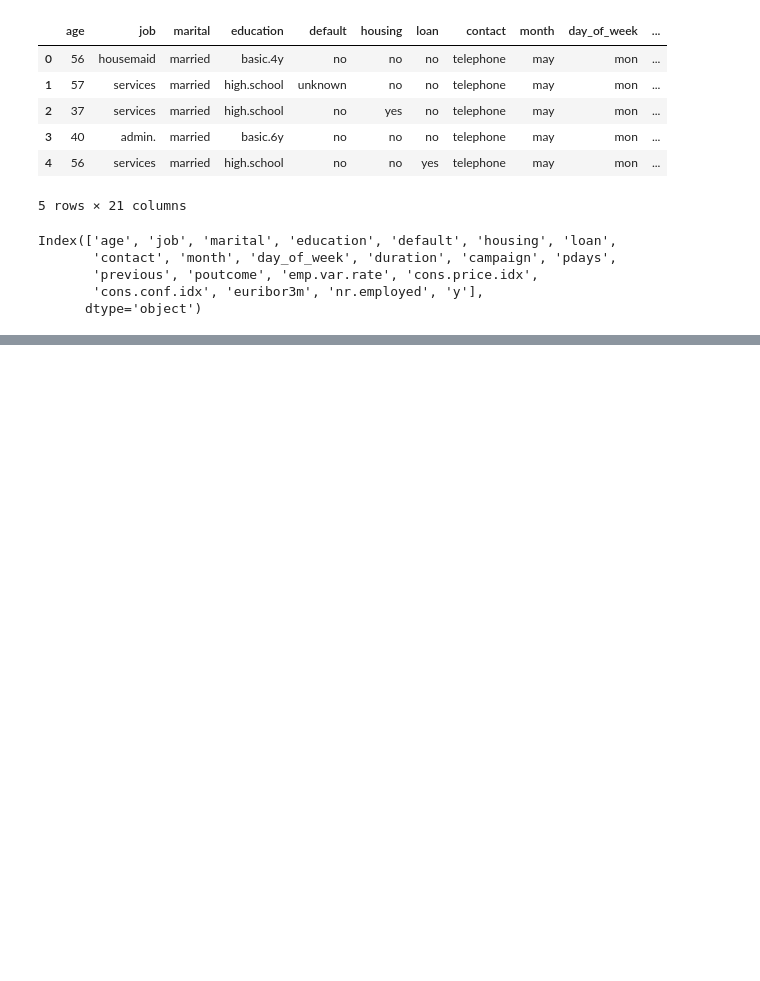
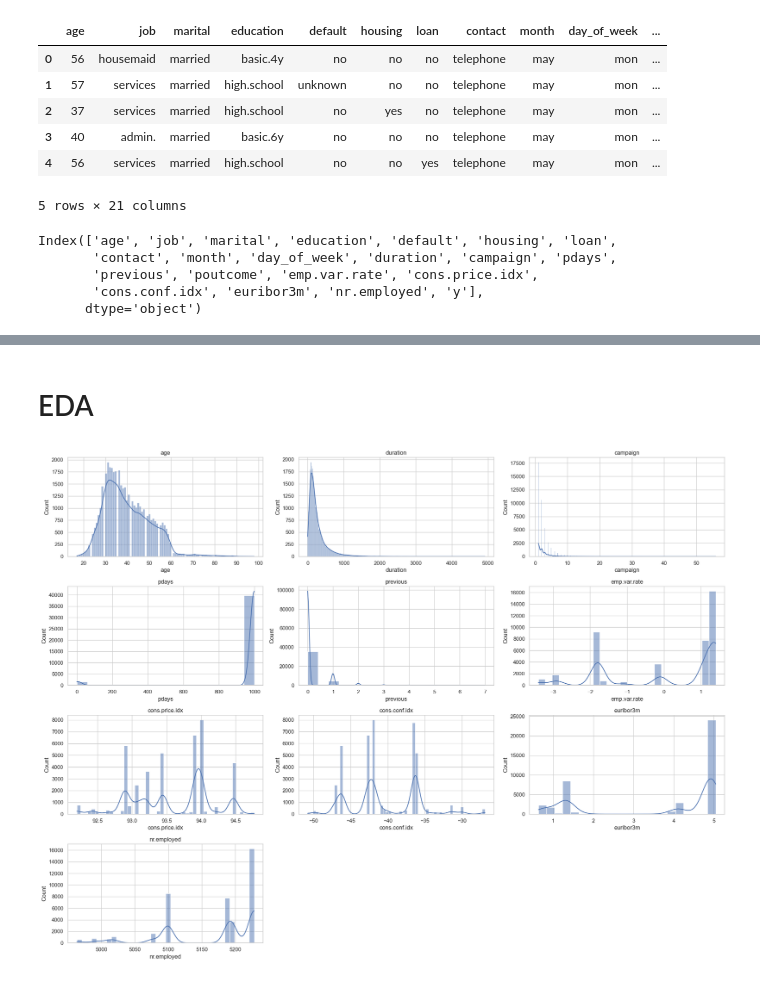
Before and after one commit to FedericoAriton99/CA2-Strategic-Thinking, a Jupyter notebook: Federico_Ariton_Strategicthinking_Code_HDip_CA2.ipynb, the cells around one changed output, grey strips where cells are left out. Drawn from its saved outputs; the diff is of its cells as text; code cells hidden in the pictures; blank space fills up the shorter version.

```diff
--- a/Federico_Ariton_Strategicthinking_Code_HDip_CA2.ipynb
+++ b/Federico_Ariton_Strategicthinking_Code_HDip_CA2.ipynb
@@ -34,0 +82,21 @@ Index(['age', 'job', 'marital', 'education', 'default', 'housing', 'loan',
+# %% [markdown]
+# EDA
+# %%
+# Set the aesthetics for the plots
+sns.set(style="whitegrid")
+
+# Selecting numerical columns for histograms
+numerical_columns = bank_data.select_dtypes(include=['int64', 'float64']).columns
+
+# Plotting histograms for numerical columns
+plt.figure(figsize=(20, 15))
+
+for i, col in enumerate(numerical_columns):
+    plt.subplot(4, 3, i + 1)
+    sns.histplot(bank_data[col], kde=True)
+    plt.title(col)
+    plt.tight_layout()
+
+plt.show()
+# %% [output]
+[figure, added]
```
Also changed, not shown: parts of 2 cells of this notebook.
